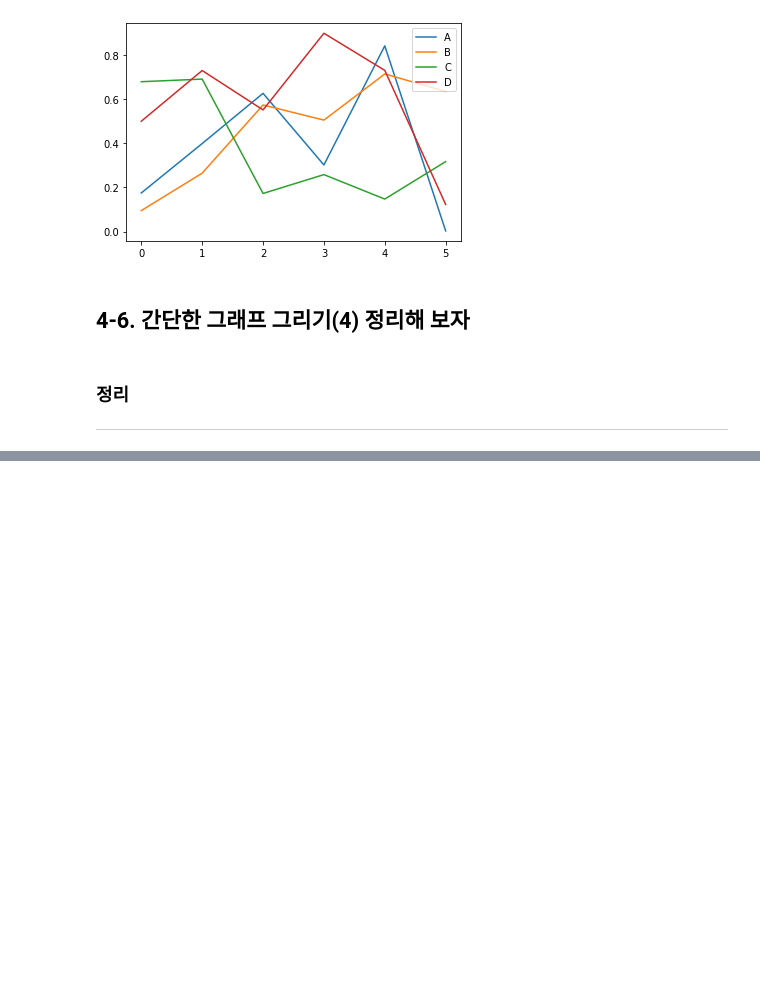
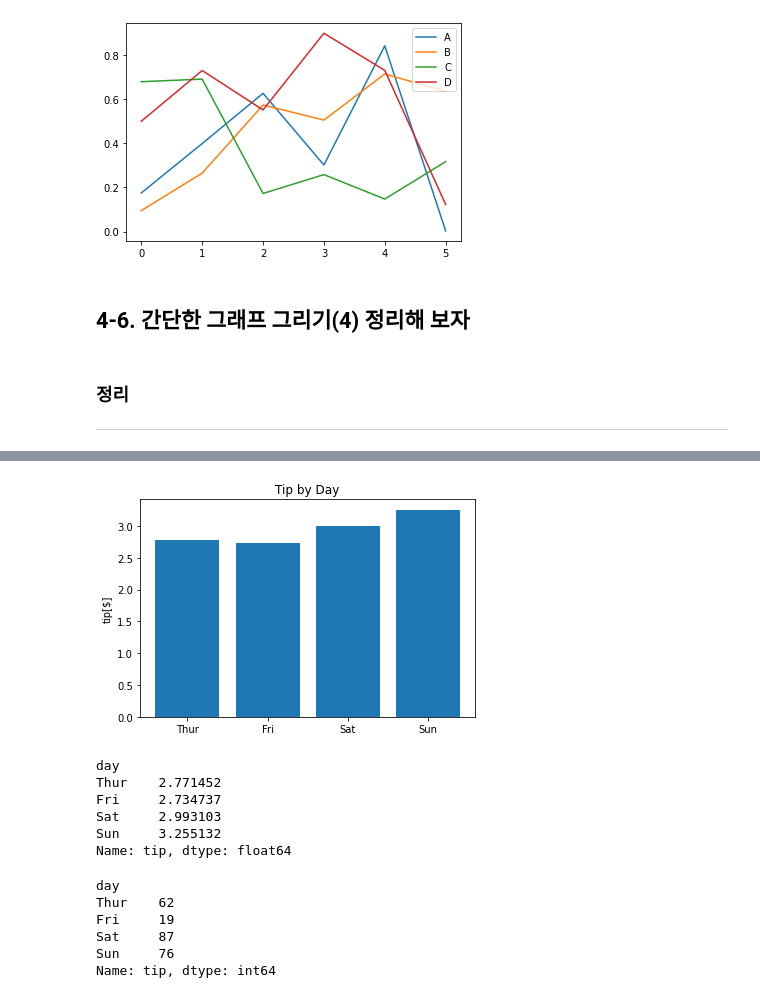
Before and after one commit to hyungminkimdev/aiffel, a Jupyter notebook: 240523-data-visualization/Data Visualization.ipynb, the cells around one changed output, grey strips where cells are left out. Drawn from its saved outputs; the diff is of its cells as text; code cells hidden in the pictures; blank space fills up the shorter version.

```diff
--- a/240523-data-visualization/Data Visualization.ipynb
+++ b/240523-data-visualization/Data Visualization.ipynb
@@ -311,0 +324,5 @@ plt.show()
+# %%
+import pandas as pd
+import seaborn as sns
+
+tips = sns.load_dataset("tips")
@@ -311,0 +331,4 @@ plt.show()
+# %%
+# dataframe의 처음 다섯 줄을 보여줍니다.
+df = pd.DataFrame(tips)
+df.head()
@@ -311,0 +474,34 @@ plt.show()
+# %%
+# Q. 요일(day)에 따른 평균 tip의 그래프를 그려보세요.
+
+group_by_day = df['tip'].groupby(df['day'])
+day = dict(group_by_day.mean())
+
+x2 = list(day.keys())
+y2 = list(day.values())
+
+plt.bar(x = x2, height = y2)
+
+plt.ylabel('tip[$]')
+plt.title('Tip by Day')
+plt.show()
+# %% [output]
+[figure, added]
+# %%
+group_by_day.mean()
+# %% [output]
+day
+Thur    2.771452
+Fri     2.734737
+Sat     2.993103
+Sun     3.255132
+Name: tip, dtype: float64
+# %%
+group_by_day.size()
+# %% [output]
+day
+Thur    62
+Fri     19
+Sat     87
+Sun     76
+Name: tip, dtype: int64
```
Also changed, not shown: parts of 27 cells of this notebook.
